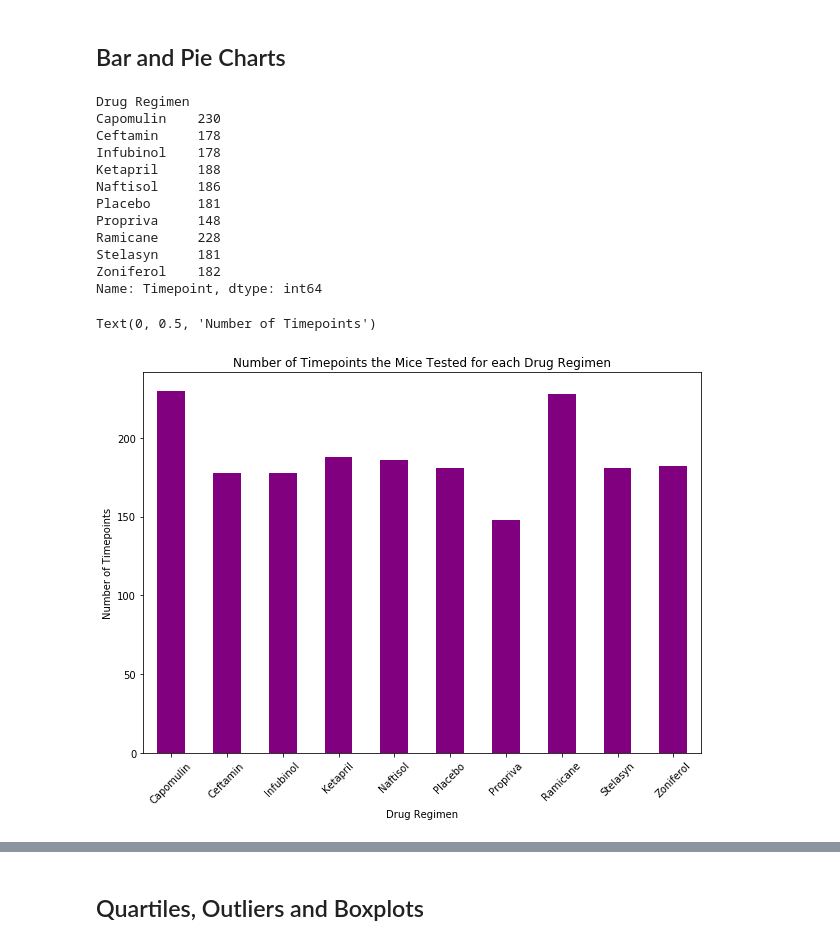
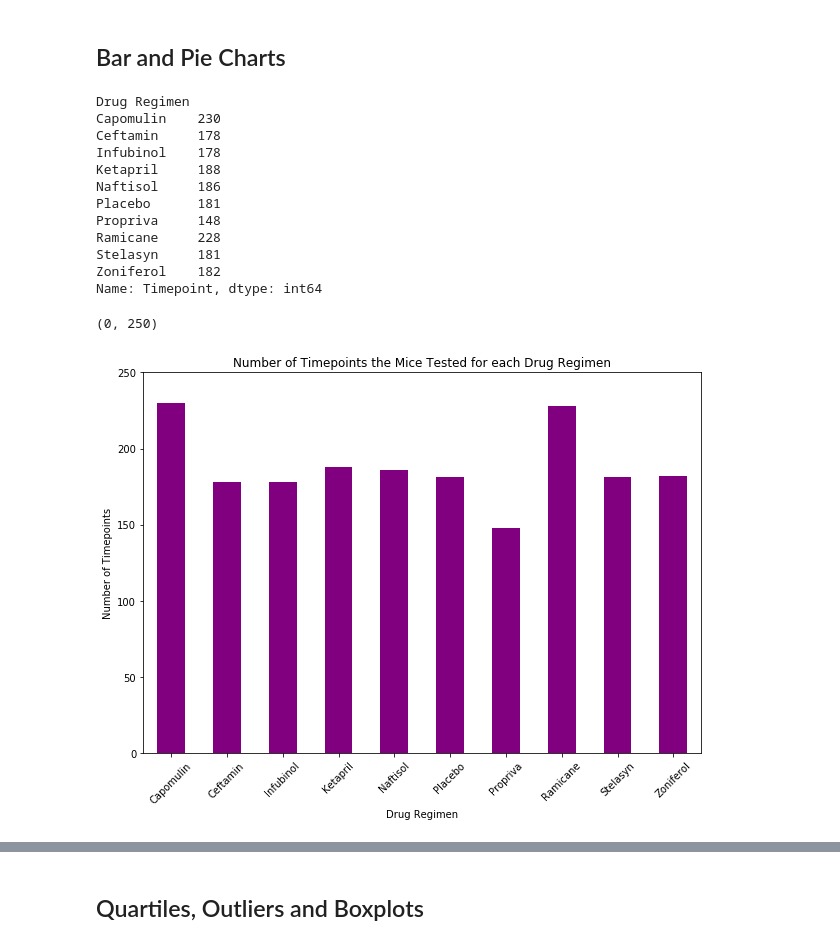
Before and after one commit to crebello711/Matplotlib-The-Power-of-Plots, a Jupyter notebook: pymaceuticals_starter.ipynb, the cells around one changed output, grey strips where cells are left out. Drawn from its saved outputs; the diff is of its cells as text; code cells hidden in the pictures.

```diff
--- a/pymaceuticals_starter.ipynb
+++ b/pymaceuticals_starter.ipynb
@@ -199,28 +199,29 @@ aggSummary_df
 # %%
 # Generate a bar plot showing the total number of timepoints for all mice tested for each drug regimen using Pandas.
 #Configure plot, figsize, title, and axis labels
 
 #logic to review total number of timepoints for all mice tested for each drug regimen
 numTimepointsPerDrug = cleaned_mouseStudy_df.groupby("Drug Regimen").count()['Timepoint']
 print(numTimepointsPerDrug)
 
 barplot_pandas =numTimepointsPerDrug.plot(kind="bar",facecolor="purple", figsize=(10,7), title="Number of Timepoints the Mice Tested for each Drug Regimen",rot=45)
 barplot_pandas.set_ylabel("Number of Timepoints")
+barplot_pandas.set_ylim(0,250)
 # %% [output]
 Drug Regimen
 Capomulin    230
 Ceftamin     178
 Infubinol    178
 Ketapril     188
 Naftisol     186
 Placebo      181
 Propriva     148
 Ramicane     228
 Stelasyn     181
 Zoniferol    182
 Name: Timepoint, dtype: int64
-Text(0, 0.5, 'Number of Timepoints')
+(0, 250)
-[figure, old version]
+[figure, new version]
 # %%
 # Generate a bar plot showing the total number of timepoints for all mice tested for each drug regimen using pyplot.
 listRegimen=numTimepointsPerDrug.tolist()
```
Also changed, not shown: parts of 1 cell of this notebook.
